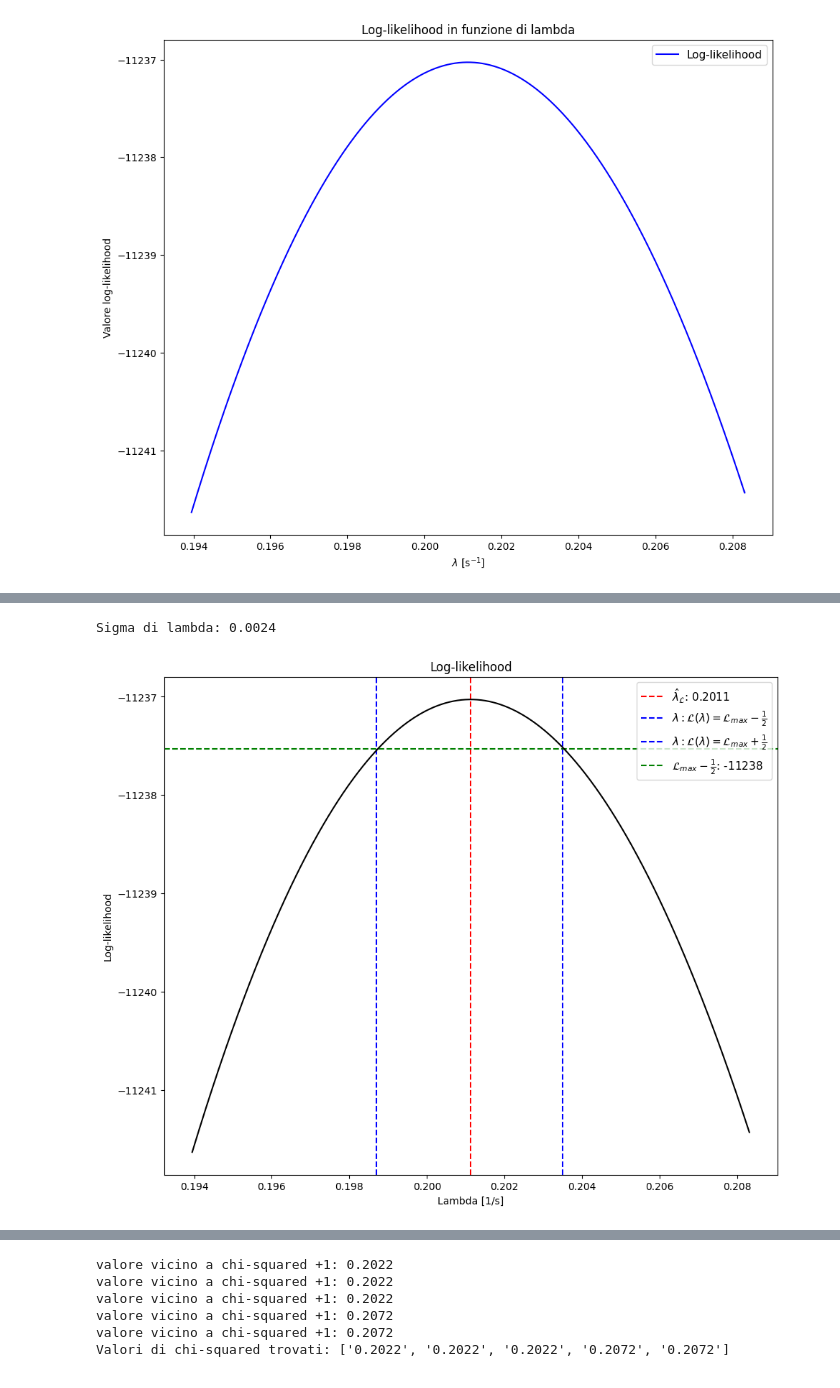
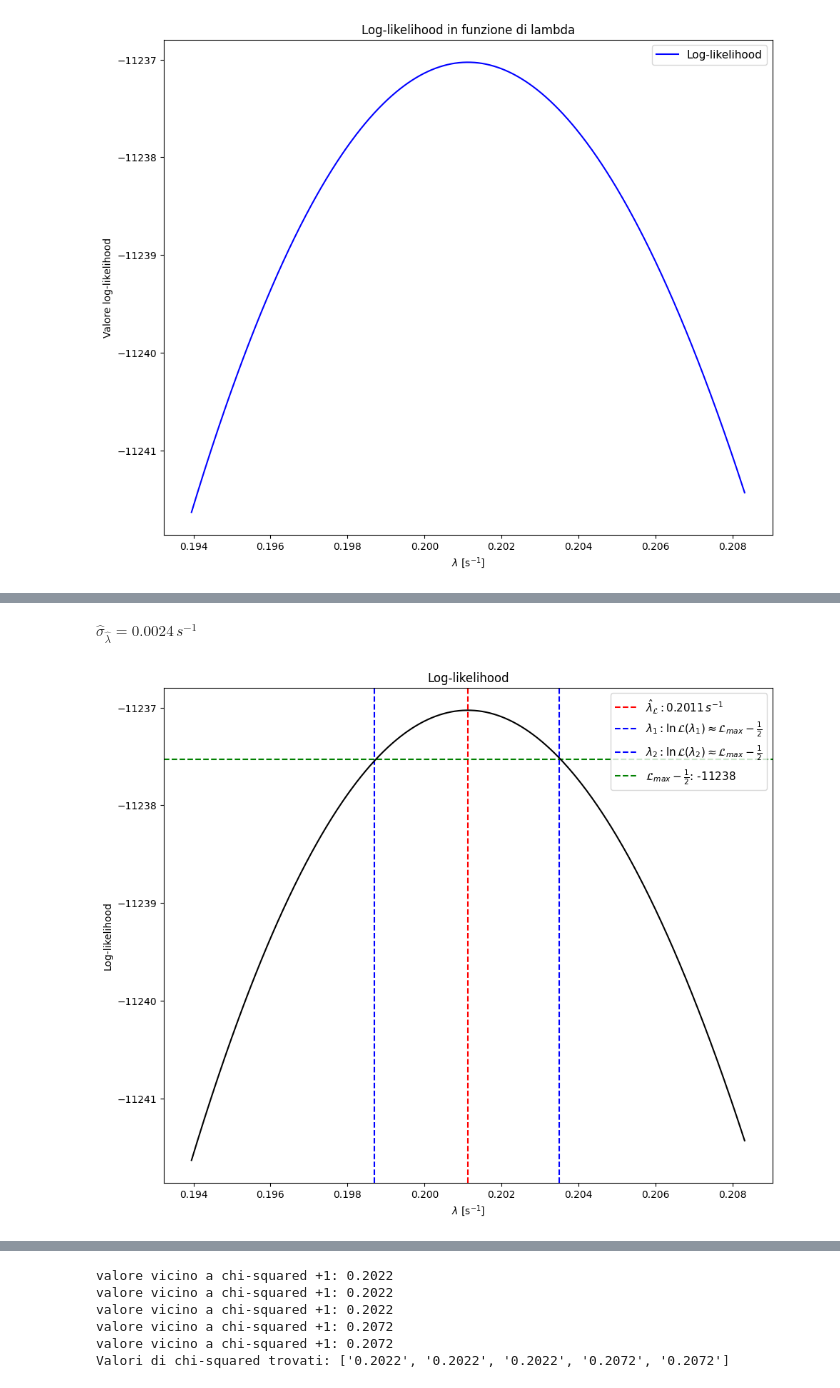
Before and after one commit to Its-mics/Statistica, a Jupyter notebook: laboratorio/Esame/5_esercitazione.ipynb, the cells around one changed output, grey strips where cells are left out. Drawn from its saved outputs; the diff is of its cells as text; code cells hidden in the pictures.

```diff
--- a/laboratorio/Esame/5_esercitazione.ipynb
+++ b/laboratorio/Esame/5_esercitazione.ipynb
@@ -138,7 +138,11 @@ for i in range(len(valori_lam)):
     if val_log_likelihood[i] > val_log_likelihood[i+1]:
         max_log_likelihood = valori_lam[i]
         valore_max = val_log_likelihood[i]
-        print(f"Massimo log-likelihood: {valori_lam[i]:.4f} con valore: {val_log_likelihood[i]:.4f}")
+        display(
+            Math(
+                rf" \lambda \hspace{0.5em} \text{{che massimizza}} \ln(\mathcal{{L}}) :{valori_lam[i]:.4f} \, s^{{-1}} \text{{ con valore }} \ln(\mathcal{{L}})_{{\text{{max}}}} = {val_log_likelihood[i]:.4f}"
+            )
+        )
         break
     else:
         continue
@@ -169,19 +174,19 @@ SyntaxError: f-string: single '}' is not allowed (3010325230.py, line 9)
 # %%
 plt.figure(figsize=(11,9))
-plt.axvline(max_log_likelihood, color='red', linestyle='--', label=r'$\hat{\lambda}_\mathcal{L}$:' + f' {max_log_likelihood:.4f}')
-plt.axvline(0.1987, color='blue', linestyle='--', label=r'$\lambda: \mathcal{L}(\lambda) = \mathcal{L}_{max} - \frac{1}{2}$' )
-plt.axvline(0.2035, color='blue', linestyle='--', label=r'$\lambda: \mathcal{L}(\lambda) = \mathcal{L}_{max} + \frac{1}{2}$' )
+plt.axvline(max_log_likelihood, color='red', linestyle='--', label=r'$\hat{\lambda}_\mathcal{L} :' + f' {max_log_likelihood:.4f}' + r' \, s^{{-1}}$')
+plt.axvline(0.1987, color='blue', linestyle='--', label=r'$\lambda_1: \ln{\mathcal{L}}(\lambda_1) \approx \mathcal{L}_{max} - \frac{1}{2}$' )
+plt.axvline(0.2035, color='blue', linestyle='--', label=r'$\lambda_2: \ln{\mathcal{L}}(\lambda_2) \approx \mathcal{L}_{max} - \frac{1}{2}$' )
 plt.axhline(valore_max - 0.5, color='green', linestyle='--', label=r'$\mathcal{L}_{max} - \frac{1}{2}$'+ f': {valore_max - 0.5:.0f}')
 plt.plot(valori_lam, val_log_likelihood, color='black')
 plt.title("Log-likelihood")
-plt.xlabel("Lambda [1/s]")
+plt.xlabel(r'$\lambda$ [s$^{-1}$]')
 plt.ylabel("Log-likelihood")
 plt.legend(loc='best', prop={'size': 11})
 sigma_lam = 0.2035 - max_log_likelihood
-print(f"Sigma di lambda: {sigma_lam:.4f}")
+display(Math( rf"\hat{{\sigma}}_{{\hat{{\lambda}}}} = {sigma_lam:.4f} \, s^{{-1}}" ))
 # %% [output]
-Sigma di lambda: 0.0024
+$\displaystyle \hat{\sigma}_{\hat{\lambda}} = 0.0024 \, s^{-1}$
-[figure, old version]
+[figure, new version]
 # %%
 mask = h2 > 0
 h1 = h2[mask]
```
Also changed, not shown: parts of 4 cells of this notebook.
